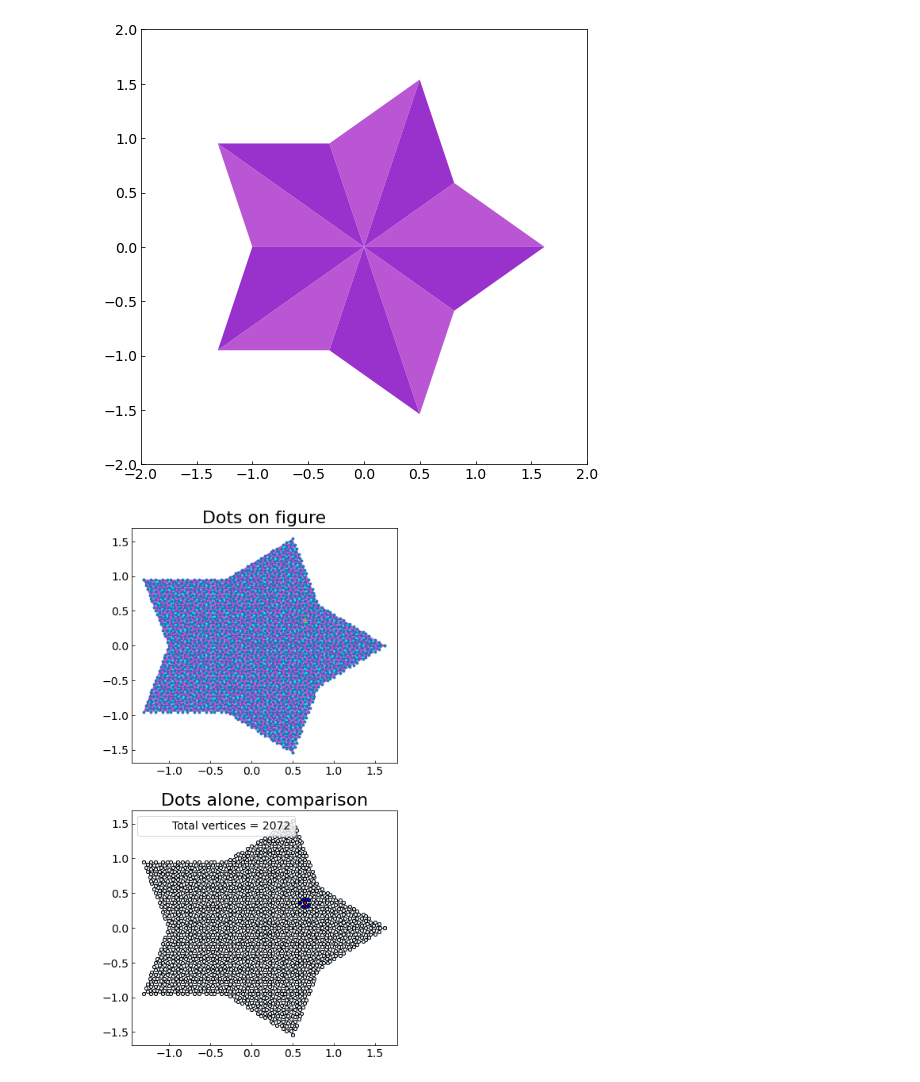
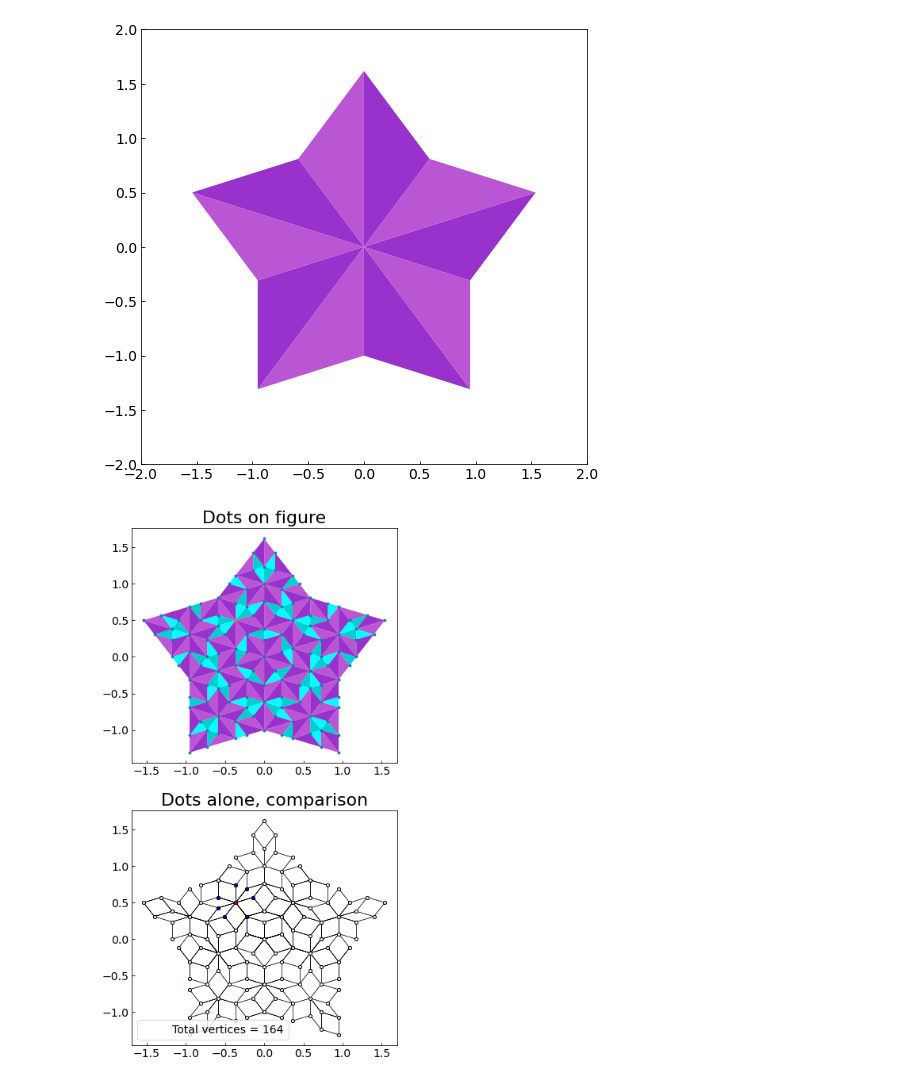
Before and after one commit to Kroghski/Bachelor, a Jupyter notebook: Bachelor_code/Penrose_tiling.ipynb, the cells around one changed output. Drawn from its saved outputs; the diff is of its cells as text; code cells hidden in the pictures.

```diff
--- a/Bachelor_code/Penrose_tiling.ipynb
+++ b/Bachelor_code/Penrose_tiling.ipynb
@@ -431,7 +431,7 @@ def duplicate_remover(list_of_points, i=0):
 ## Calculation cell
 
 # Define a small rhomb
-xs_large, ys_large = Large_rhomb(0,0)
+xs_large, ys_large = np.matmul(Rotation(90),np.array(Large_rhomb(0,0))).tolist()
 fig, ax = plt.subplots(figsize=(8,8))
 ax.set_xlim([-2,2])
 ax.set_ylim([-2,2])
@@ -441,35 +441,35 @@ ys_P_up = ys_large[:3]
 
 xs_P_down = xs_large[2:4] + [xs_large[0]]
 ys_P_down = ys_large[2:4] + [ys_large[0]]
 # We let the left most point be the anchor point
 P_up = np.array([(x,y) for x,y in zip(xs_P_up, ys_P_up)])
 P_down = np.array([(x,y) for x,y in zip(xs_P_down, ys_P_down)])
 
 Ps_tmp_up = [[np.matmul(Rotation(x),i) for i in P_up] for x in [72*0, 72*1, 72*2, 72*3, 72*4]]
 Ps_tmp_down = [[np.matmul(Rotation(x),i) for i in P_down] for x in [72*0, 72*1, 72*2, 72*3, 72*4]]
 Ps_up = [[x, col[2]] for x in Ps_tmp_up]
 Ps_down = [[x, col[3]] for x in Ps_tmp_down]
 
 Ps = Ps_up + Ps_down
 
 for i in Ps:
     xs = [x for x,y in i[0]]
     ys = [y for x,y in i[0]]
     ax.fill(xs,ys, i[1])
 
-decomp_number = 6
+decomp_number = 3
 coors, cols = recur_decomp(Ps, decomp_number)
 list_of_xs = xtractor(coors, Plotting= True)
 list_of_ys = ytractor(coors, Plotting= True)
 
 # We know from online resource that two arrows always have the same length which is the number of decompositions, phi, multiplied with the original length of a 2 arrow
 # A 2 arrow corresponds to the side of either P or P' but after decomposition it is placed at the previous base
 # This we now to be
 P_base = (1/2)*(np.sqrt(5) - 1)
 
 Side_decomp = P_base**(decomp_number)
 # %% [output]
-[figure, old version]
+[figure, new version]
 # %%
 xs_test = xtractor(coors)
 ys_test = ytractor(coors)
@@ -545,7 +545,7 @@ ax[1].legend()
 
 plt.savefig('../Illustrations/hofstadter_Penrose_tiling.png')
 # %% [output]
-[figure, old version]
+[figure, new version]
 # %%
 def Hamil_solve(z, B):
     # Define now a skeleton of the Hamiltonian
```
Also changed, not shown: parts of 11 cells of this notebook, 8 other files.
